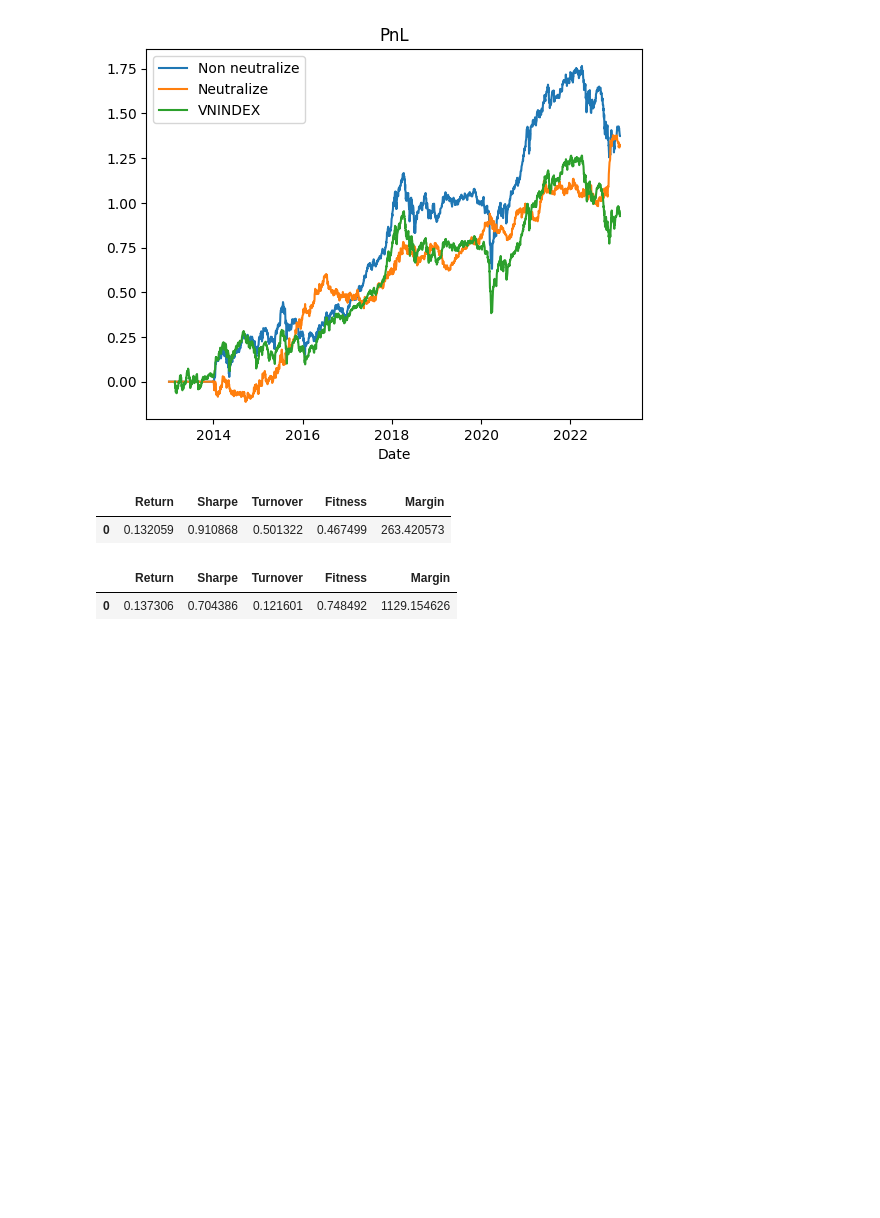
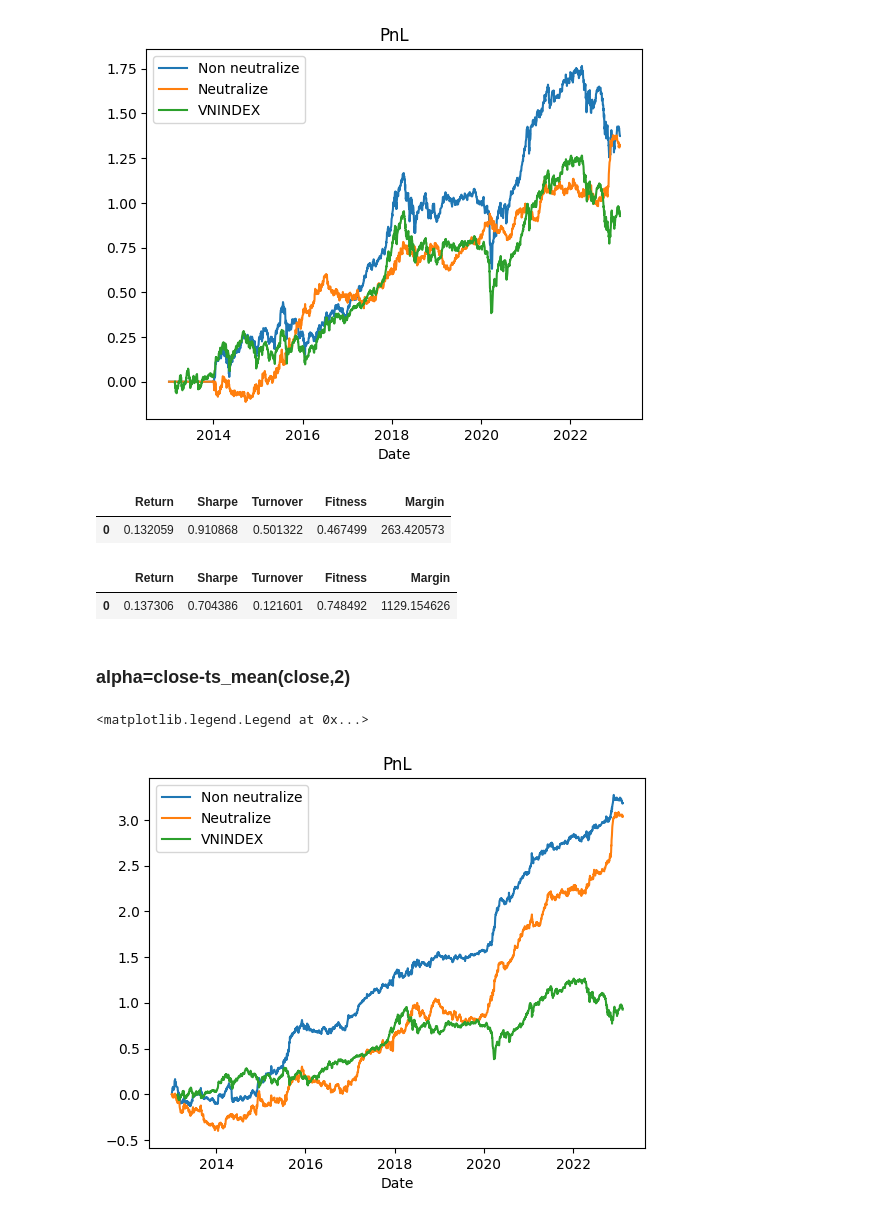
Before and after one commit to khanhtrinh2003/VN30-Strategy, a Jupyter notebook: main.ipynb, the cells around one changed output. Cells and saved outputs as stored; diff of their text form; code cells hidden in the pictures; blank space fills up the shorter version.

```diff
--- a/main.ipynb
+++ b/main.ipynb
@@ -52,0 +28,26 @@ open= q.pivot_table(values="Open", columns="ticker", index="TradingDate")
+# %%
+returns = close.pct_change().mean()
+def marko_weights(prices):
+    returns = prices.pct_change().mean()
+    covariance = prices.pct_change().cov()
+    risk_aversion = 1
+    n = returns.shape[0]
+    init_guess = np.repeat(1/n, n)
+    bounds = [(0, 1) for i in range(n)]
+    def neg_sharpe_ratio(weights):
+        portfolio_return = np.sum(returns * weights)
+        portfolio_volatility = np.sqrt(np.dot(weights.T, np.dot(covariance, weights)))
+        sharpe_ratio = -(portfolio_return - 0.02) / portfolio_volatility
+        return sharpe_ratio
+    constraints = ({'type': 'eq', 'fun': lambda x: np.sum(x) - 1})
+    result = minimize(neg_sharpe_ratio, init_guess, method='SLSQP', bounds=bounds, constraints=constraints)
+    return result.x
+
+def calculate_weights(df):
+    rolling_window = 20
+    weights = []
+    for i in range(rolling_window, len(df)):
+        prices = df[i-rolling_window:i]
+        weights.append(marko_weights(prices))
+    return weights
+weights = returns.rolling(20).apply(marko_weights)
@@ -291,3 +306,24 @@ a.get_overall()
 # %% [output]
 |  | Return | Sharpe | Turnover | Fitness | Margin |
 | 0 | 0.137306 | 0.704386 | 0.121601 | 0.748492 | 1129.154626 |
+# %% [markdown]
+### alpha=close-ts_mean(close,2)
+# %%
+alpha=close-ts_mean(close,2)
+w =weights(alpha, neutrali=0)
+w1 =weights(alpha,neutrali=1)
+
+returns = close.pct_change()
+a = Simresult(w,returns)
+a.plot_pnl("Non neutralize")
+
+b = Simresult(w1,returns)
+b.plot_pnl("Neutralize")
+
+m=get_index_series(index_code='VNINDEX', time_range='TenYears')
+m["i"]=pd.to_datetime(m["tradingDate"])
+plt.plot(m["i"],np.cumsum(m["indexValue"].pct_change()), label="VNINDEX")
+plt.legend()
+# %% [output]
+<matplotlib.legend.Legend at 0x...>
+[figure, added]
```
Also changed, not shown: parts of 5 cells of this notebook, 2 other files.
